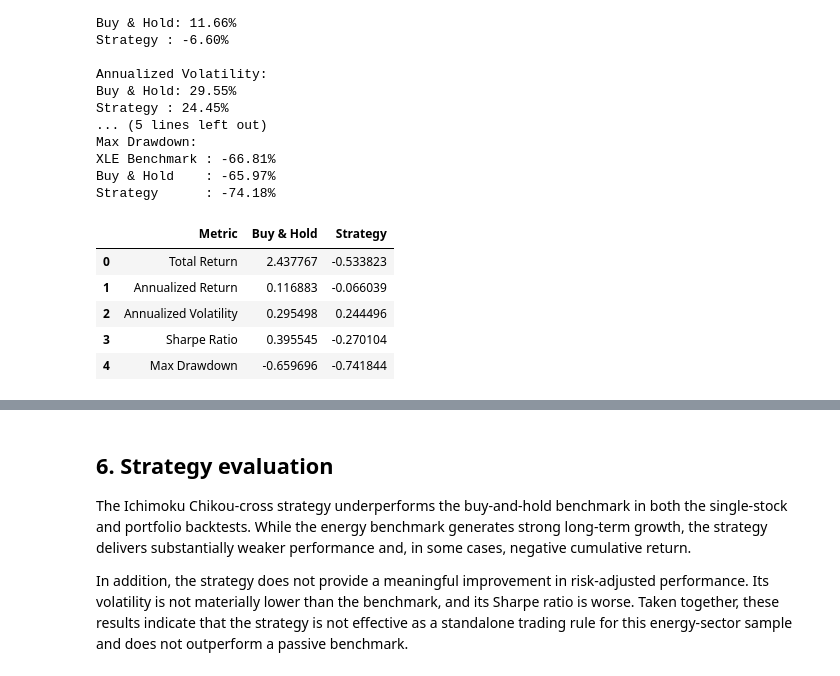
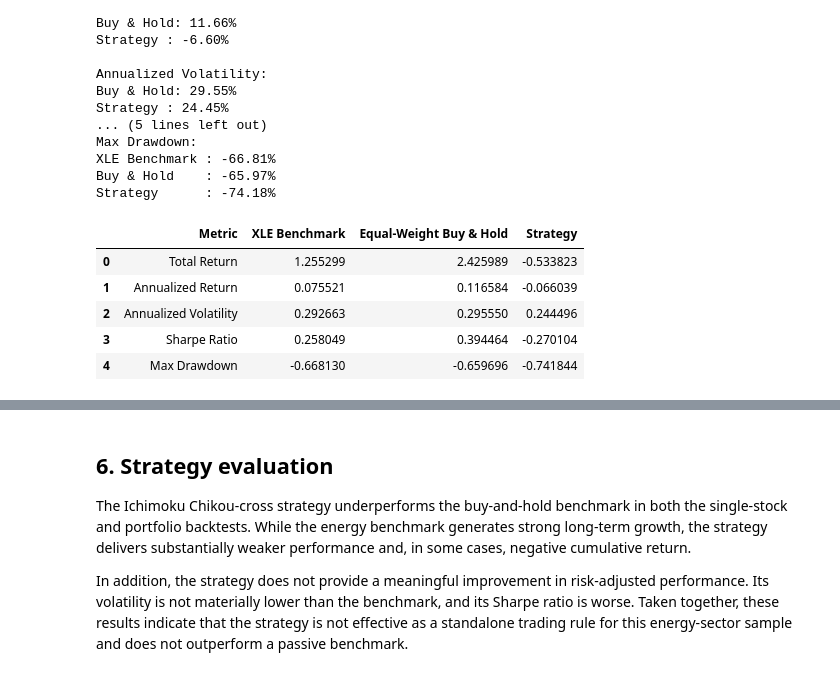
Before and after one commit to kangcheng-lin/energy-sector-ichimoku-backtest, a Jupyter notebook: ichimoku_energy_backtest.ipynb, the cells around one changed output, grey strips where cells are left out. Drawn from its saved outputs; the diff is of its cells as text; code cells hidden in the pictures.

Commit message:
Include XLE benchmark in the summary table and a better presentation for summary.

```diff
--- a/ichimoku_energy_backtest.ipynb
+++ b/ichimoku_energy_backtest.ipynb
@@ -492,37 +492,65 @@ Max Drawdown:
 XLE Benchmark : -66.81%
 Buy & Hold    : -65.97%
 Strategy      : -74.18%
+# %%
+# Compute XLE statistics in preparation for a summary table
+
+# XLE returns
+xle_ret_clean = xle_ret.dropna()
+
+# total return
+xle_total = cum_xle.dropna().iloc[-1] - 1
+
+# annualized return
+xle_ann = (cum_xle.dropna().iloc[-1]) ** (252 / len(xle_ret_clean)) - 1
+
+# annualized volatility
+xle_vol = xle_ret_clean.std() * np.sqrt(252)
+
+# Sharpe ratio
+xle_sharpe = xle_ann / xle_vol
+
+# max drawdown
+xle_drawdown = cum_xle / cum_xle.cummax() - 1
+xle_max_dd = xle_drawdown.min()
 # %%
 # making a table for presentation
 summary = pd.DataFrame({
     "Metric": [
         "Total Return",
         "Annualized Return",
         "Annualized Volatility",
         "Sharpe Ratio",
         "Max Drawdown"
     ],
-    "Buy & Hold": [
+    "XLE Benchmark": [
+        xle_total,
+        xle_ann,
+        xle_vol,
+        xle_sharpe,
+        xle_max_dd
+    ],
+    "Equal-Weight Buy & Hold": [
         bh_total,
         bh_ann,
         bh_vol,
         bh_sharpe,
         bh_max_dd
     ],
     "Strategy": [
         strat_total,
         strat_ann,
         strat_vol,
         strat_sharpe,
         strat_max_dd
     ]
 })
 
 summary
 # %% [output]
-|  | Metric | Buy & Hold | Strategy |
-| 0 | Total Return | 2.437767 | -0.533823 |
-| 1 | Annualized Return | 0.116883 | -0.066039 |
-| 2 | Annualized Volatility | 0.295498 | 0.244496 |
-| 3 | Sharpe Ratio | 0.395545 | -0.270104 |
-| 4 | Max Drawdown | -0.659696 | -0.741844 |
+|  | Metric | XLE Benchmark | Equal-Weight Buy & Hold | Strategy |
+| 0 | Total Return | 1.255299 | 2.425989 | -0.533823 |
+| 1 | Annualized Return | 0.075521 | 0.116584 | -0.066039 |
+| 2 | Annualized Volatility | 0.292663 | 0.295550 | 0.244496 |
+| 3 | Sharpe Ratio | 0.258049 | 0.394464 | -0.270104 |
+| 4 | Max Drawdown | -0.668130 | -0.659696 | -0.741844 |
```
Also changed, not shown: parts of 1 cell of this notebook.
